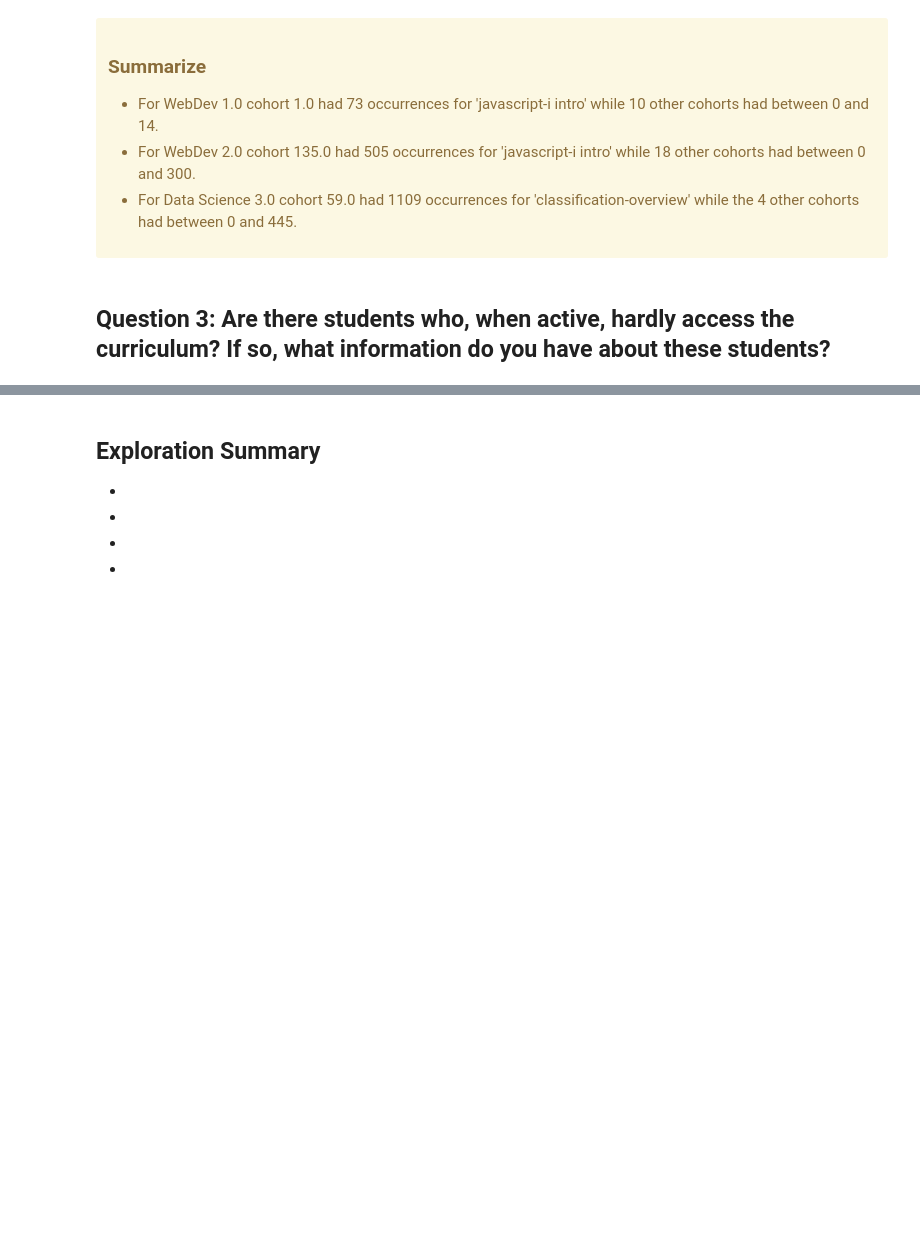
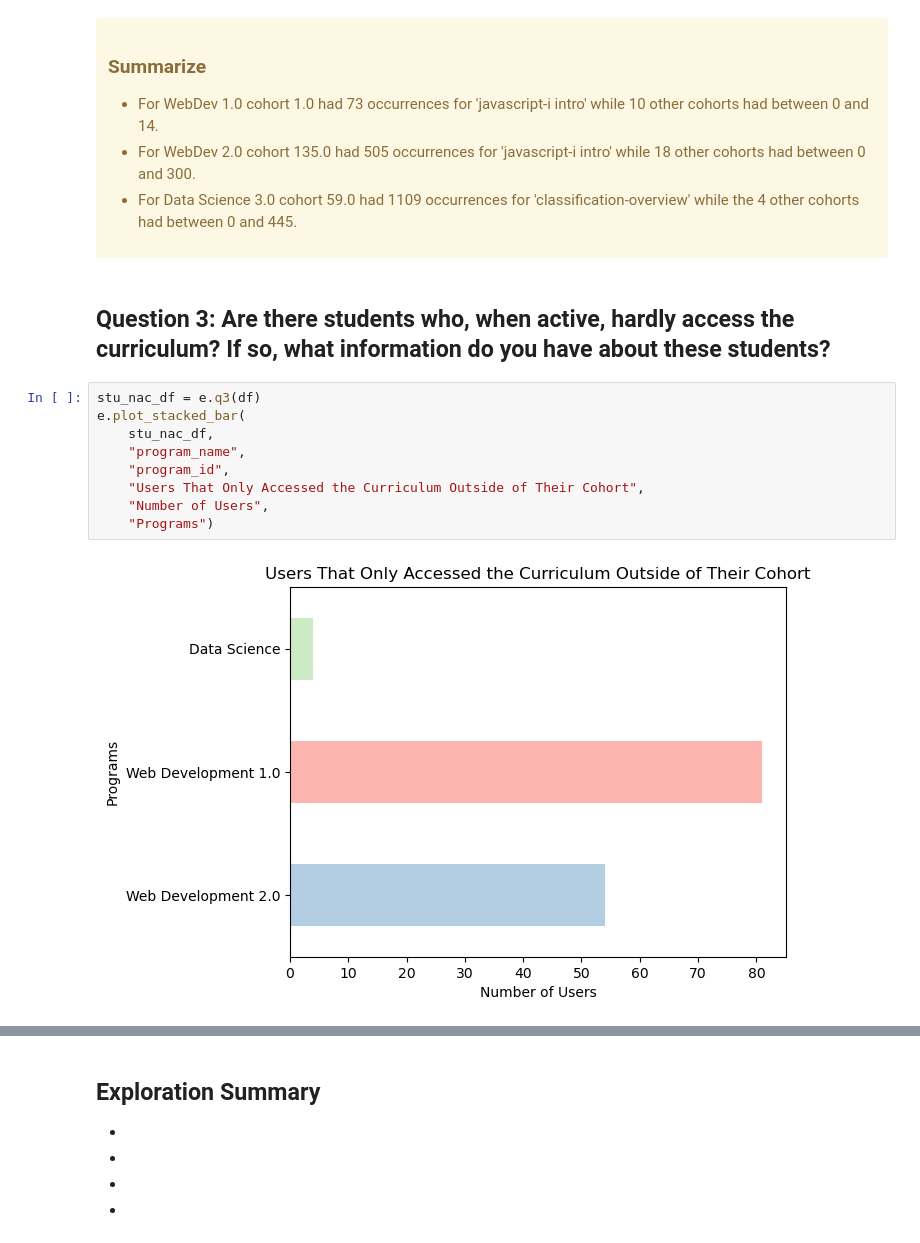
Before and after one commit to Team-Have-it-Your-Way/project5_curriculum, a Jupyter notebook: final.ipynb, the cells around one changed output, grey strips where cells are left out. Saved outputs shown, nothing was run; the diff lists cells and outputs as text; blank space fills up the shorter version.

```diff
--- a/final.ipynb
+++ b/final.ipynb
@@ -452,6 +452,17 @@ e.plot_endpoints_counts(df3, 'classification/overview')
 </div>
 # %% [markdown]
 ## Question 3: Are there students who, when active, hardly access the curriculum? If so, what information do you have about these students?
+# %%
+stu_nac_df = e.q3(df)
+e.plot_stacked_bar(
+    stu_nac_df,
+    "program_name",
+    "program_id",
+    "Users That Only Accessed the Curriculum Outside of Their Cohort",
+    "Number of Users",
+    "Programs")
+# %% [output]
+[figure, added]
 # %% [markdown]
 <div class="alert alert-block alert-warning">
 
```
Also changed, not shown: parts of 16 cells of this notebook, 4 other files.
